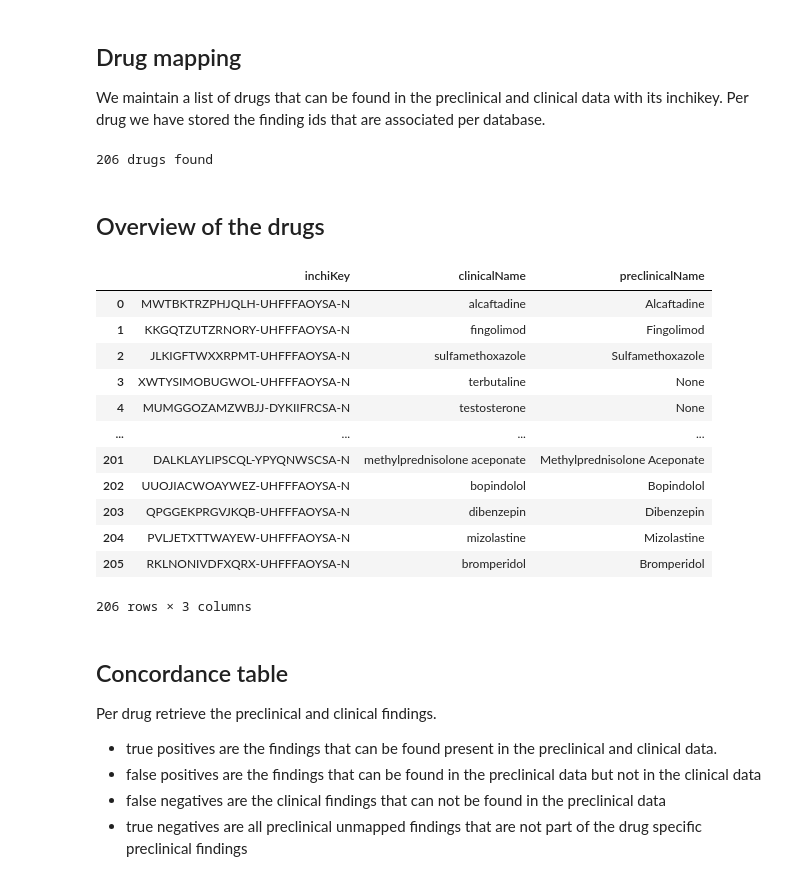
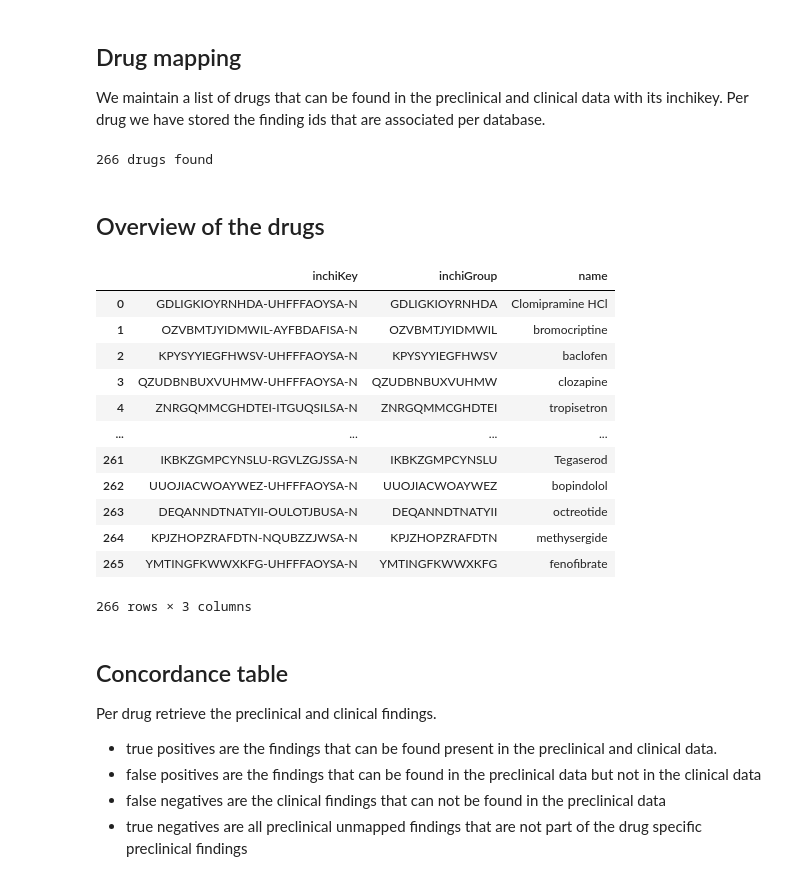
Before and after one commit to erikvanmulligen/etransafe-use-scenarios, a Jupyter notebook: notebooks/concordance-soc.ipynb, the cells around one changed output. Saved outputs shown, nothing was run; the diff lists cells and outputs as text; code cells hidden in the pictures.

```diff
--- a/notebooks/concordance-soc.ipynb
+++ b/notebooks/concordance-soc.ipynb
@@ -88,35 +93,40 @@ In order to be able to compute the concordance tables we have constructed a data
 # %% [markdown]
 ## Drug mapping
 We maintain a list of drugs that can be found in the preclinical and clinical data with its inchikey. Per drug we have stored the finding ids that are associated per database.
-# %%
-with open('../data/drug_mapppings.20220113.json', 'r') as drug_file:
-    drugs = json.loads(drug_file.read())
-    print(f'{len(drugs)} drugs found')
-# %% [output]
-206 drugs found
+# %%
+def getDrugs(db):
+    cursor = db.cursor(prepared=True)
+    cursor.execute('select names, inchi_group, inchi_keys from drugs')
+    result = [{'names':record[0].split(', '), 'inchi_group':record[1], 'inchi_keys':record[2].split(', ')} for record in cursor.fetchall()]
+    return result
+
+drugs = getDrugs(db)
+print(f'{len(drugs)} drugs found')
+# %% [output]
+266 drugs found
 # %% [markdown]
 ## Overview of the drugs
 # %%
 pd = nb_setup.setup_pandas(escape_latex=False)
-df = pd.DataFrame(np.random.rand(len(drugs),3),columns=['inchiKey','clinicalName','preclinicalName'])
-df.inchiKey = [drugs[d]['inchiKey'] for d in drugs]
-df.clinicalName = [drugs[d]['clinicalName'] for d in drugs]
-df.preclinicalName = [drugs[d]['preclinicalName'] for d in drugs]
+df = pd.DataFrame(np.random.rand(len(drugs),3),columns=['inchiKey','inchiGroup','name'])
+df.inchiKey = [drug['inchi_keys'][0] for drug in drugs]
+df.inchiGroup = [drug['inchi_group'] for drug in drugs]
+df.name = [drug['names'][0] for drug in drugs]
 df.round(3)
 # %% [output]
-|  | inchiKey | clinicalName | preclinicalName |
-| 0 | MWTBKTRZPHJQLH-UHFFFAOYSA-N | alcaftadine | Alcaftadine |
-| 1 | KKGQTZUTZRNORY-UHFFFAOYSA-N | fingolimod | Fingolimod |
-| 2 | JLKIGFTWXXRPMT-UHFFFAOYSA-N | sulfamethoxazole | Sulfamethoxazole |
-| 3 | XWTYSIMOBUGWOL-UHFFFAOYSA-N | terbutaline | None |
-| 4 | MUMGGOZAMZWBJJ-DYKIIFRCSA-N | testosterone | None |
+|  | inchiKey | inchiGroup | name |
+| 0 | GDLIGKIOYRNHDA-UHFFFAOYSA-N | GDLIGKIOYRNHDA | Clomipramine HCl |
+| 1 | OZVBMTJYIDMWIL-AYFBDAFISA-N | OZVBMTJYIDMWIL | bromocriptine |
+| 2 | KPYSYYIEGFHWSV-UHFFFAOYSA-N | KPYSYYIEGFHWSV | baclofen |
+| 3 | QZUDBNBUXVUHMW-UHFFFAOYSA-N | QZUDBNBUXVUHMW | clozapine |
+| 4 | ZNRGQMMCGHDTEI-ITGUQSILSA-N | ZNRGQMMCGHDTEI | tropisetron |
 | ... | ... | ... | ... |
-| 201 | DALKLAYLIPSCQL-YPYQNWSCSA-N | methylprednisolone aceponate | Methylprednisolone Aceponate |
-| 202 | UUOJIACWOAYWEZ-UHFFFAOYSA-N | bopindolol | Bopindolol |
-| 203 | QPGGEKPRGVJKQB-UHFFFAOYSA-N | dibenzepin | Dibenzepin |
-| 204 | PVLJETXTTWAYEW-UHFFFAOYSA-N | mizolastine | Mizolastine |
-| 205 | RKLNONIVDFXQRX-UHFFFAOYSA-N | bromperidol | Bromperidol |
+| 261 | IKBKZGMPCYNSLU-RGVLZGJSSA-N | IKBKZGMPCYNSLU | Tegaserod |
+| 262 | UUOJIACWOAYWEZ-UHFFFAOYSA-N | UUOJIACWOAYWEZ | bopindolol |
+| 263 | DEQANNDTNATYII-OULOTJBUSA-N | DEQANNDTNATYII | octreotide |
+| 264 | KPJZHOPZRAFDTN-NQUBZZJWSA-N | KPJZHOPZRAFDTN | methysergide |
+| 265 | YMTINGFKWWXKFG-UHFFFAOYSA-N | YMTINGFKWWXKFG | fenofibrate |
-206 rows × 3 columns
+266 rows × 3 columns
 # %% [markdown]
 ## Concordance table
 Per drug retrieve the preclinical and clinical findings.
```
Also changed, not shown: parts of 9 cells of this notebook, 50 other files.
